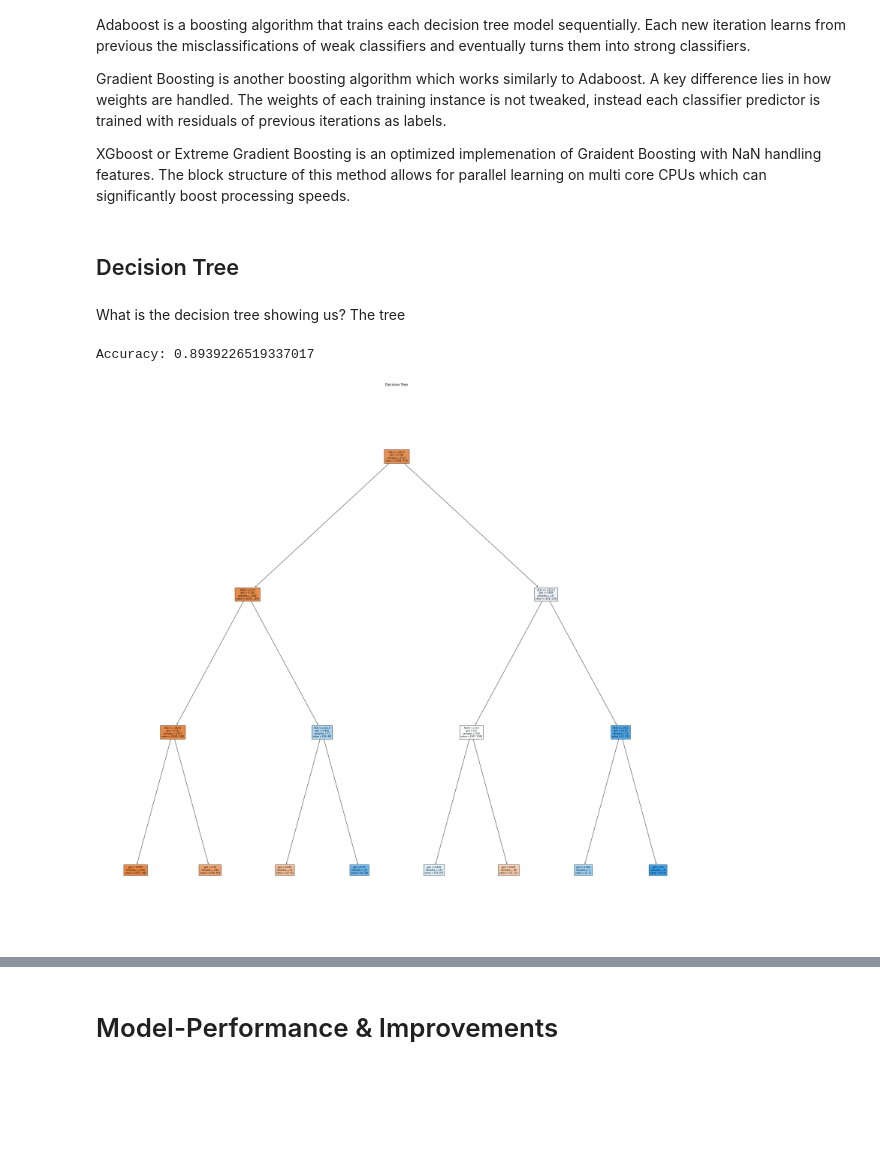
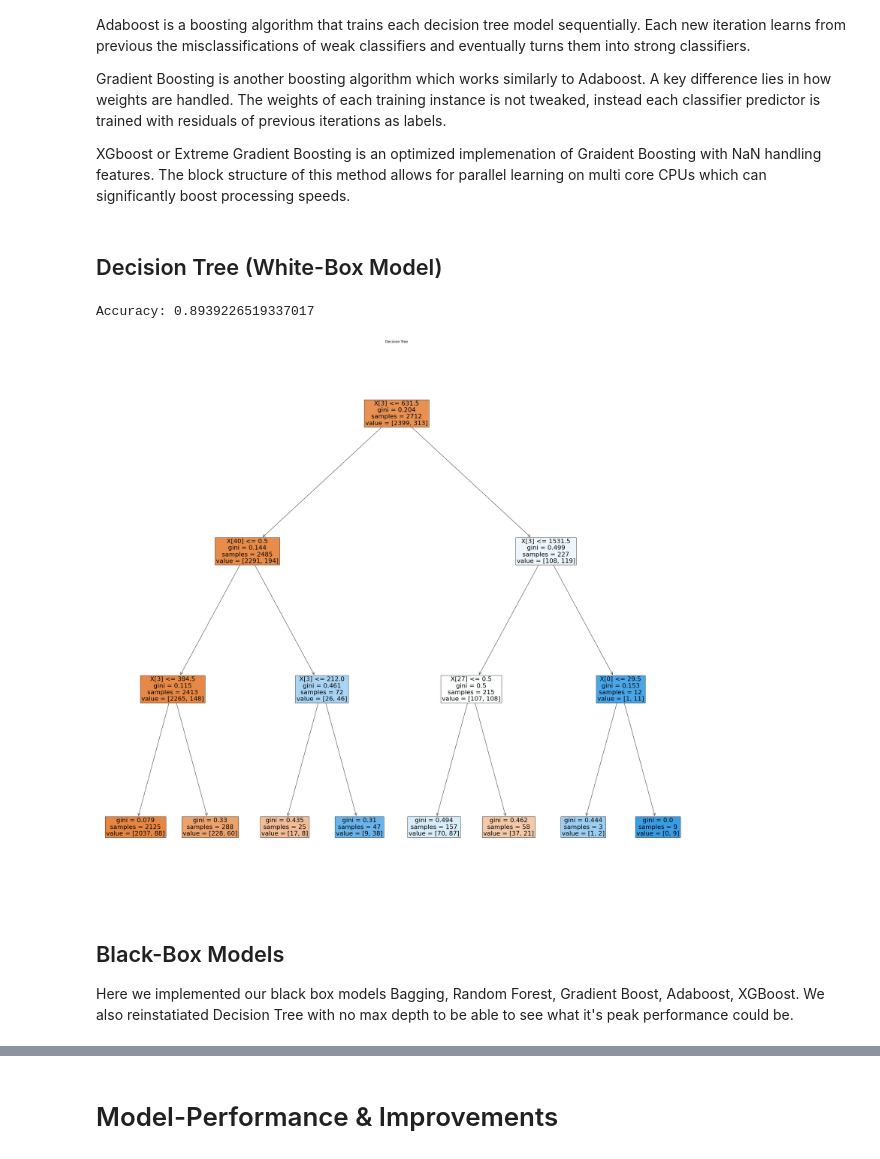
Before and after one commit to darkepacific/AAI-501-FinalTeamProject, a Jupyter notebook: AAI-501-FinalTeamProject.ipynb, the cells around one changed output, grey strips where cells are left out. Drawn from its saved outputs; the diff is of its cells as text; code cells hidden in the pictures; blank space fills up the shorter version.

Commit message:
Code for BB models

```diff
--- a/AAI-501-FinalTeamProject.ipynb
+++ b/AAI-501-FinalTeamProject.ipynb
@@ -593,32 +600,31 @@ Gradient Boosting is another boosting algorithm which works similarly to Adaboos
 
 XGboost or Extreme Gradient Boosting is an optimized implemenation of Graident Boosting with NaN handling features. The block structure of this method allows for parallel learning on multi core CPUs which can significantly boost processing speeds.
 # %% [markdown]
-## Decision Tree
+## Decision Tree (White-Box Model)
-# %% [markdown]
-What is the decision tree showing us? The tree
 # %%
-import pandas as pd
-from sklearn.tree import DecisionTreeClassifier
 from sklearn.model_selection import train_test_split
 from sklearn import metrics
 from sklearn import tree
 from sklearn.tree import plot_tree
 
 X = X_train
 y = y_train
+decision_tree_classifier = DecisionTreeClassifier(random_state=1, max_depth=3)
 
-clf = DecisionTreeClassifier(max_depth=3)
+decision_tree_classifier = decision_tree_classifier.fit(X_train,y_train)
 
-clf = clf.fit(X_train,y_train)
-
-y_pred = clf.predict(X_test)
+y_pred = decision_tree_classifier.predict(X_test)
 
 print("Accuracy:",metrics.accuracy_score(y_test, y_pred))
 
 plt.figure(figsize=(38, 36))
-plot_tree(clf, filled=True, fontsize=8)
+plot_tree(clf, filled=True, fontsize=22)
 plt.title("Decision Tree")
 plt.show()
 # %% [output]
 Accuracy: 0.8939226519337017
-[figure, old version]
+[figure, new version]
+# %% [markdown]
+## Black-Box Models
+
+Here we implemented our black box models Bagging, Random Forest, Gradient Boost, Adaboost, XGBoost. We also reinstatiated Decision Tree with no max depth to be able to see what it's peak performance could be.
```
Also changed, not shown: parts of 11 cells of this notebook.
